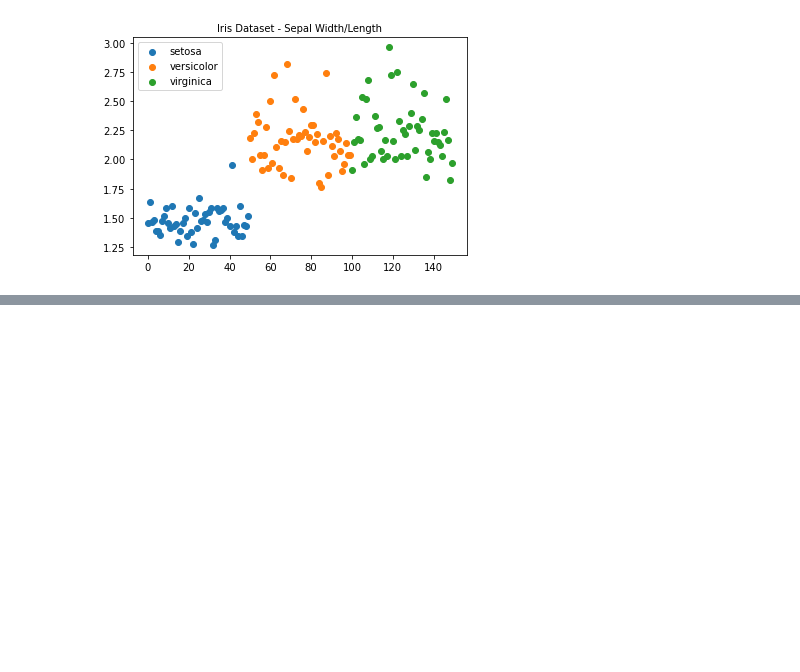
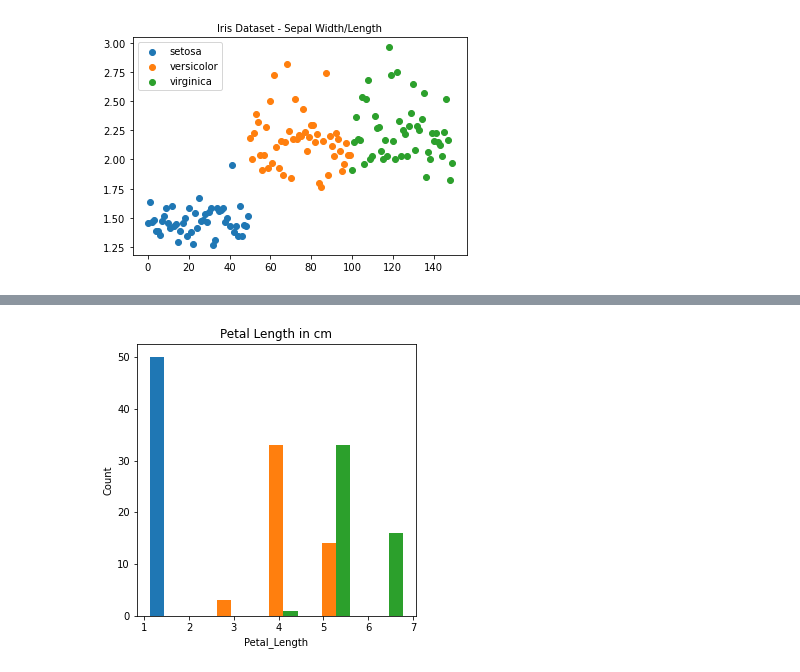
Before and after one commit to BTunney92/FODA---Project, a Jupyter notebook: pyplot.ipynb, the cells around one changed output, grey strips where cells are left out. Cells and saved outputs as stored; diff of their text form; code cells hidden in the pictures; blank space fills up the shorter version.

```diff
--- a/pyplot.ipynb
+++ b/pyplot.ipynb
@@ -81,11 +88,15 @@ plt.show()
 # %%
-iris_data = pd.read_csv('irisdata.csv')
+iris_data = pd.read_csv('irisdata.csv') # Importing the dataset
 
-plt.figure(figsize = (10, 7))
-x = iris_data["petal_length"]
+plt.figure(figsize = (5, 5))
+x = [iris_data.petal_length[iris.species==sp_name] for sp_name in ['setosa', 'versicolor', 'virginica']] # Setting graph size andgrouping species for easier visualisation.
 
-plt.hist(x, bins = 20, color = 'green','red','black')
+
+plt.hist(x, bins = 5) # Setting bin size along with adding labels
 plt.title("Petal Length in cm")
 plt.xlabel("Petal_Length")
 plt.ylabel("Count")
+
+
+plt.show()
 # %% [output]
@@ -92,0 +103 @@ SyntaxError: positional argument follows keyword argument (<ipython-input-9-a702
+[figure, added]
```
Also changed, not shown: parts of 5 cells of this notebook, 1 other file.
